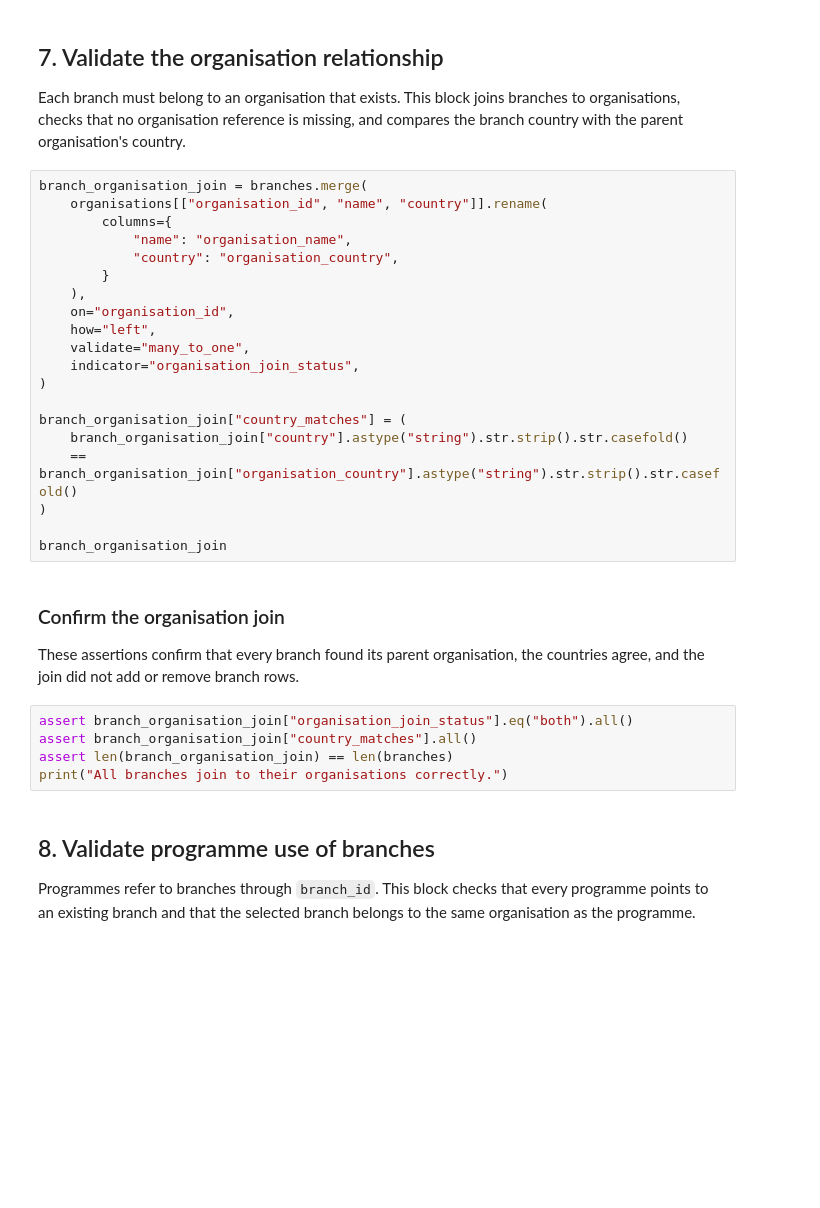
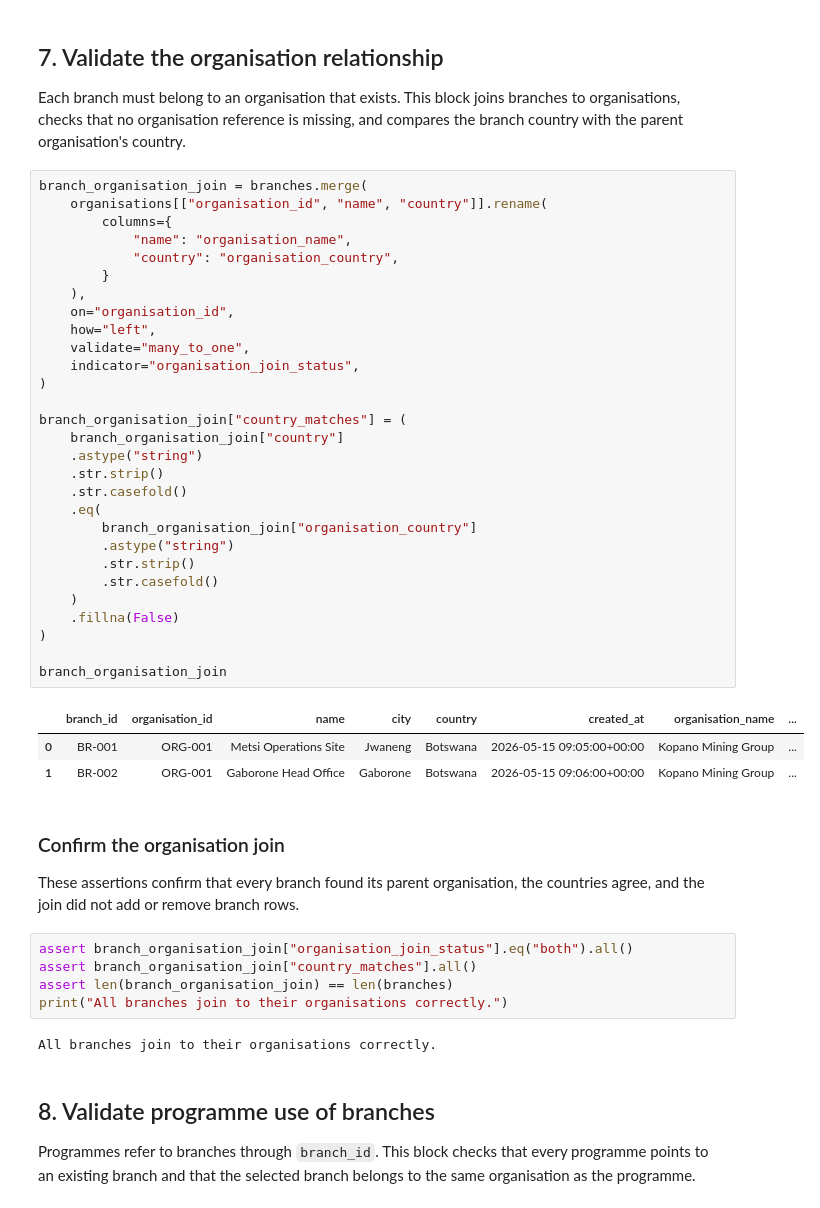
Before and after one commit to vimotechnologies/pulse80, a Jupyter notebook: data-analytics/notebooks/eda/branches/branches_EDA.ipynb, the cells around one changed output. Saved outputs shown, nothing was run; the diff lists cells and outputs as text; blank space fills up the shorter version.

```diff
--- a/data-analytics/notebooks/eda/branches/branches_EDA.ipynb
+++ b/data-analytics/notebooks/eda/branches/branches_EDA.ipynb
@@ -140,23 +222,36 @@ Each branch must belong to an organisation that exists. This block joins branche
 # %%
 branch_organisation_join = branches.merge(
     organisations[["organisation_id", "name", "country"]].rename(
         columns={
             "name": "organisation_name",
             "country": "organisation_country",
         }
     ),
     on="organisation_id",
     how="left",
     validate="many_to_one",
     indicator="organisation_join_status",
 )
 
 branch_organisation_join["country_matches"] = (
-    branch_organisation_join["country"].astype("string").str.strip().str.casefold()
-    == branch_organisation_join["organisation_country"].astype("string").str.strip().str.casefold()
+    branch_organisation_join["country"]
+    .astype("string")
+    .str.strip()
+    .str.casefold()
+    .eq(
+        branch_organisation_join["organisation_country"]
+        .astype("string")
+        .str.strip()
+        .str.casefold()
+    )
+    .fillna(False)
 )
 
 branch_organisation_join
+# %% [output]
+|  | branch_id | organisation_id | name | city | country | created_at | organisation_name | ... |
+| 0 | BR-001 | ORG-001 | Metsi Operations Site | Jwaneng | Botswana | 2026-05-15 09:05:00+00:00 | Kopano Mining Group | ... |
+| 1 | BR-002 | ORG-001 | Gaborone Head Office | Gaborone | Botswana | 2026-05-15 09:06:00+00:00 | Kopano Mining Group | ... |
 # %% [markdown]
 ### Confirm the organisation join
 
@@ -166,6 +261,8 @@ assert branch_organisation_join["organisation_join_status"].eq("both").all()
 assert branch_organisation_join["country_matches"].all()
 assert len(branch_organisation_join) == len(branches)
 print("All branches join to their organisations correctly.")
+# %% [output]
+All branches join to their organisations correctly.
 # %% [markdown]
 ## 8. Validate programme use of branches
 
```
Also changed, not shown: parts of 16 cells of this notebook.
